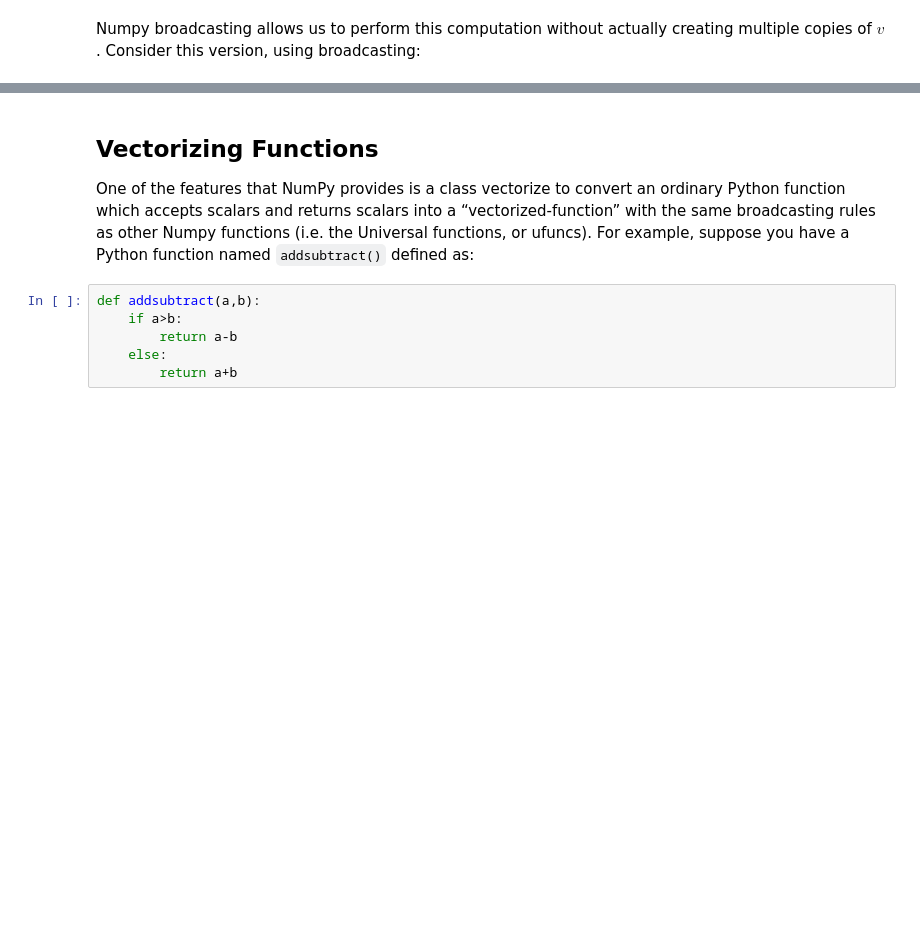
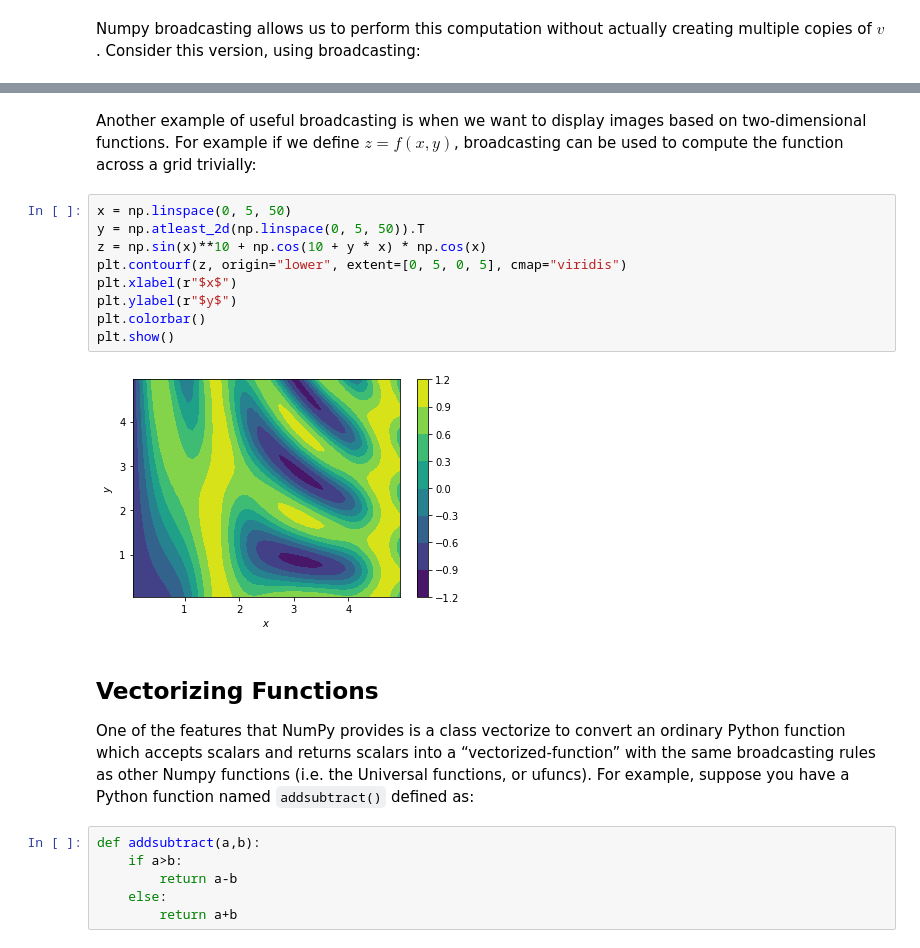
Before and after one commit to ecs-vlc/PythonTeaching, a Jupyter notebook: 02-Simulation/01 NumPy Basics.ipynb, the cells around one changed output, grey strips where cells are left out. Drawn from its saved outputs; the diff is of its cells as text; blank space fills up the shorter version.

```diff
--- a/02-Simulation/01 NumPy Basics.ipynb
+++ b/02-Simulation/01 NumPy Basics.ipynb
@@ -363,3 +648,16 @@ y
+# %% [markdown]
+Another example of useful broadcasting is when we want to display images based on two-dimensional functions. For example if we define $z=f(x, y)$, broadcasting can be used to compute the function across a grid trivially:
+# %%
+x = np.linspace(0, 5, 50)
+y = np.atleast_2d(np.linspace(0, 5, 50)).T
+z = np.sin(x)**10 + np.cos(10 + y * x) * np.cos(x)
+plt.contourf(z, origin="lower", extent=[0, 5, 0, 5], cmap="viridis")
+plt.xlabel(r"$x$")
+plt.ylabel(r"$y$")
+plt.colorbar()
+plt.show()
+# %% [output]
+[figure, added]
 # %% [markdown]
 ## Vectorizing Functions
 
```
Also changed, not shown: parts of 92 cells of this notebook, 6 other files.
